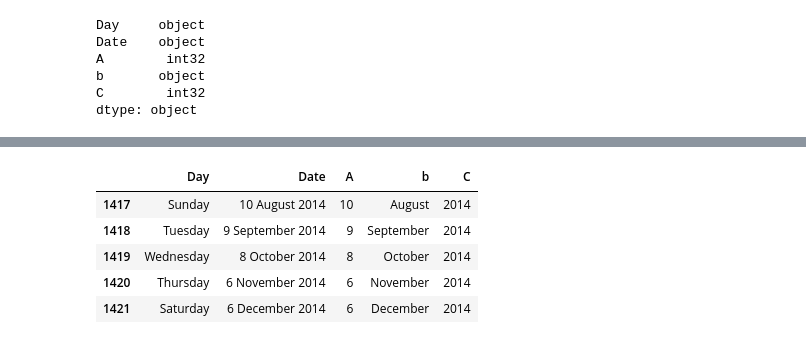
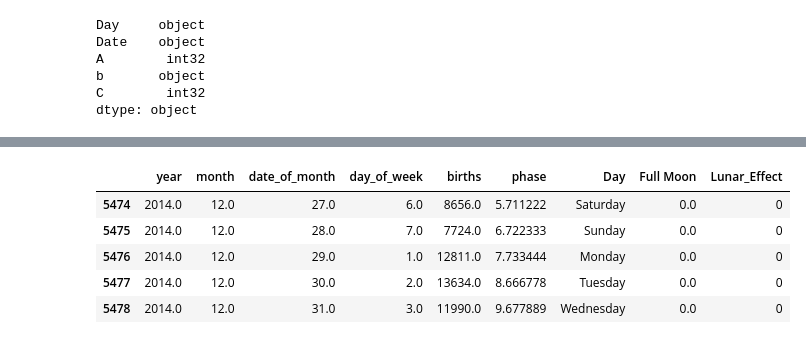
Before and after one commit to Yasminem2022/Final_Project, a Jupyter notebook: ETL_Datasets.ipynb, the cells around one changed output, grey strips where cells are left out. Cells and saved outputs as stored; diff of their text form; code cells hidden in the pictures.

```diff
--- a/ETL_Datasets.ipynb
+++ b/ETL_Datasets.ipynb
@@ -83,0 +186,5 @@ moon_df.head()
+# %%
+# Drop redundant columns (may want to keep 'date' instead of 'year','month','date_of_month')
+df.drop(['Date','date','A','b','C'], axis=1, inplace=True)
+
+df.head(21)
@@ -83,0 +209,5 @@ moon_df.head()
+# %%
+# Fill in the 'Full Moon' values that are currently null (i.e. dates which were not present in moon_df)
+df['Full Moon'].fillna(value=0, inplace=True)
+
+df.head(21)
@@ -83,0 +232,13 @@ moon_df.head()
+# %%
+# Fill in days of the week for dates that weren't in moon_df
+
+df['Day'].loc[df['day_of_week'] == 1] = 'Monday'
+df['Day'].loc[df['day_of_week'] == 2] = 'Tuesday'
+df['Day'].loc[df['day_of_week'] == 3] = 'Wednesday'
+df['Day'].loc[df['day_of_week'] == 4] = 'Thursday'
+df['Day'].loc[df['day_of_week'] == 5] = 'Friday'
+df['Day'].loc[df['day_of_week'] == 6] = 'Saturday'
+df['Day'].loc[df['day_of_week'] == 7] = 'Sunday'
+
+
+df.head(10)
@@ -83,0 +261,5 @@ moon_df.head()
+# %%
+# Create a 'Lunar Effect' column to display whether a date is with +- 7 days of the full moon
+df['Lunar_Effect'] = 0
+
+df.head(21)
@@ -84,9 +284,9 @@ moon_df.head()
 # %%
-moon_df.tail()
+df.tail()
 # %% [output]
-|  | Day | Date | A | b | C |
-| 1417 | Sunday | 10 August 2014 | 10 | August | 2014 |
-| 1418 | Tuesday | 9 September 2014 | 9 | September | 2014 |
-| 1419 | Wednesday | 8 October 2014 | 8 | October | 2014 |
-| 1420 | Thursday | 6 November 2014 | 6 | November | 2014 |
-| 1421 | Saturday | 6 December 2014 | 6 | December | 2014 |
+|  | year | month | date_of_month | day_of_week | births | phase | Day | Full Moon | Lunar_Effect |
+| 5474 | 2014.0 | 12.0 | 27.0 | 6.0 | 8656.0 | 5.711222 | Saturday | 0.0 | 0 |
+| 5475 | 2014.0 | 12.0 | 28.0 | 7.0 | 7724.0 | 6.722333 | Sunday | 0.0 | 0 |
+| 5476 | 2014.0 | 12.0 | 29.0 | 1.0 | 12811.0 | 7.733444 | Monday | 0.0 | 0 |
+| 5477 | 2014.0 | 12.0 | 30.0 | 2.0 | 13634.0 | 8.666778 | Tuesday | 0.0 | 0 |
+| 5478 | 2014.0 | 12.0 | 31.0 | 3.0 | 11990.0 | 9.677889 | Wednesday | 0.0 | 0 |
```
Also changed, not shown: parts of 46 cells of this notebook.
